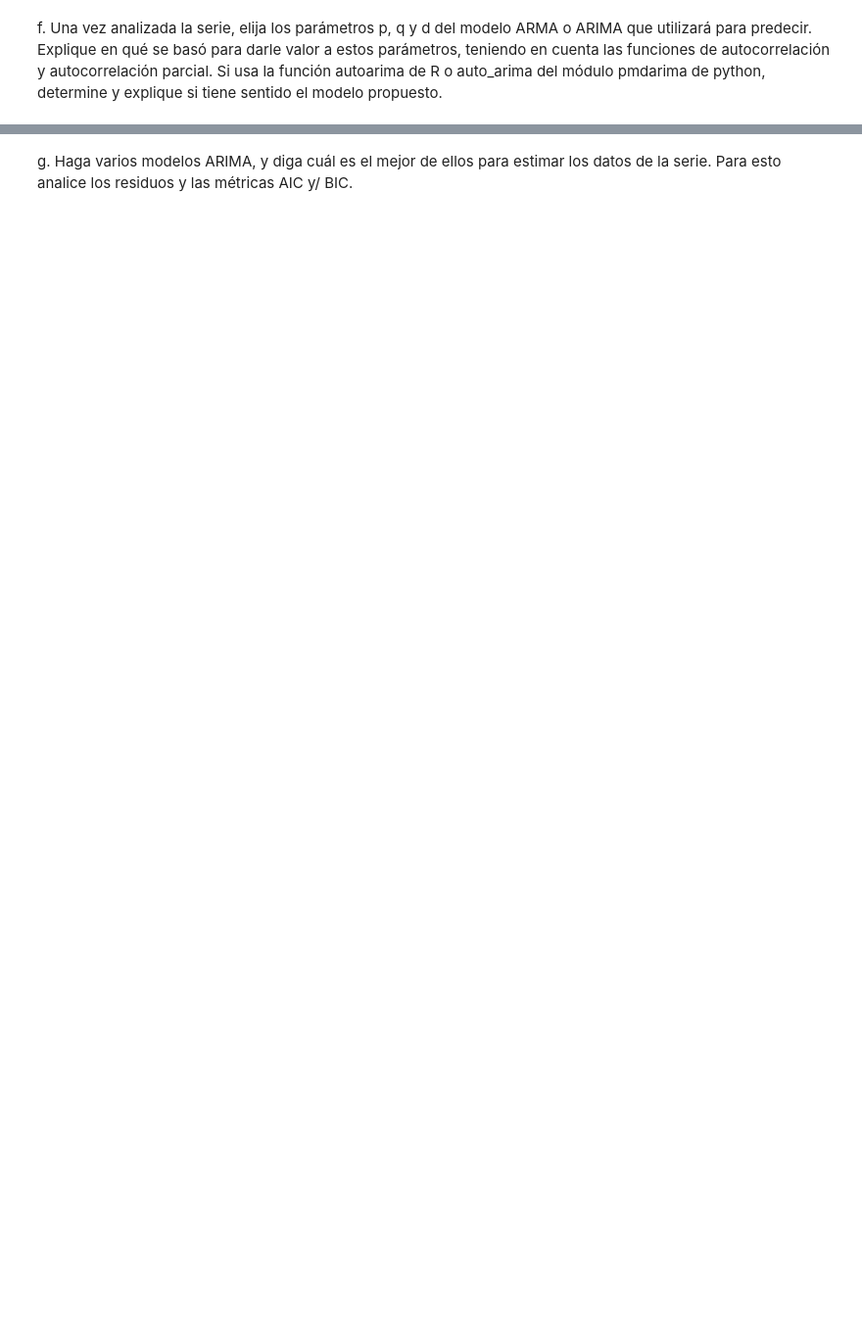
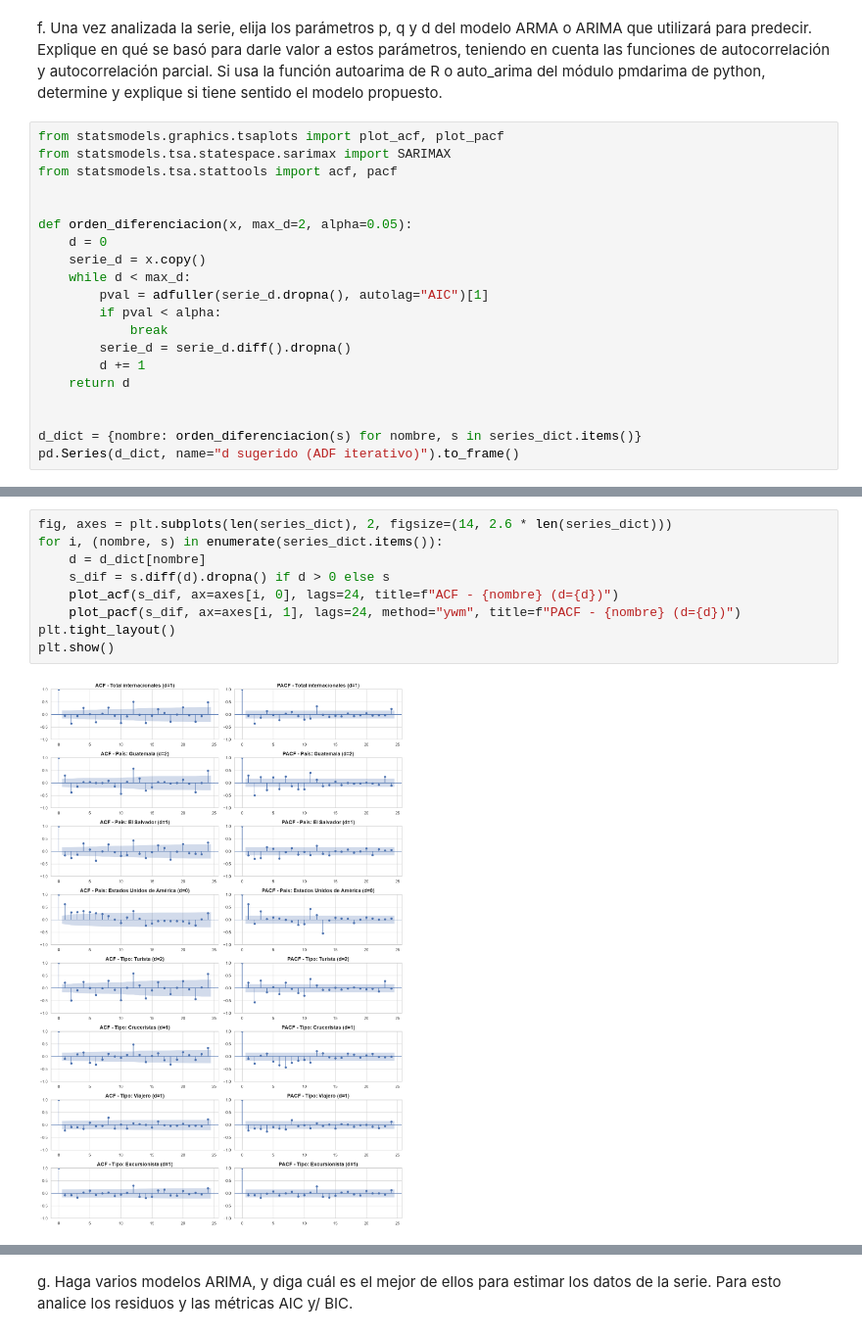
Before and after one commit to PeDro0210AVI/lab-1_time_series, a Jupyter notebook: notebooks/EDA.ipynb, the cells around one changed output, grey strips where cells are left out. Shown at 98% size. Drawn from its saved outputs; the diff is of its cells as text; blank space fills up the shorter version.

```diff
--- a/notebooks/EDA.ipynb
+++ b/notebooks/EDA.ipynb
@@ -885,2 +898,22 @@ La serie no es estacionaria en media, como se observa en el gráfico de autocorr
 # %% [markdown]
 f. Una vez analizada la serie, elija los parámetros p, q y d del modelo ARMA o ARIMA que utilizará para predecir. Explique en qué se basó para darle valor a estos parámetros, teniendo en cuenta las funciones de autocorrelación y autocorrelación parcial. Si usa la función autoarima de R o auto_arima del módulo pmdarima de python, determine y explique si tiene sentido el modelo propuesto.
+# %%
+from statsmodels.graphics.tsaplots import plot_acf, plot_pacf
+from statsmodels.tsa.statespace.sarimax import SARIMAX
+from statsmodels.tsa.stattools import acf, pacf
+
+
+def orden_diferenciacion(x, max_d=2, alpha=0.05):
+    d = 0
+    serie_d = x.copy()
+    while d < max_d:
+        pval = adfuller(serie_d.dropna(), autolag="AIC")[1]
+        if pval < alpha:
+            break
+        serie_d = serie_d.diff().dropna()
+        d += 1
+    return d
+
+
+d_dict = {nombre: orden_diferenciacion(s) for nombre, s in series_dict.items()}
+pd.Series(d_dict, name="d sugerido (ADF iterativo)").to_frame()
@@ -886,0 +930,11 @@ f. Una vez analizada la serie, elija los parámetros p, q y d del modelo ARMA o
+# %%
+fig, axes = plt.subplots(len(series_dict), 2, figsize=(14, 2.6 * len(series_dict)))
+for i, (nombre, s) in enumerate(series_dict.items()):
+    d = d_dict[nombre]
+    s_dif = s.diff(d).dropna() if d > 0 else s
+    plot_acf(s_dif, ax=axes[i, 0], lags=24, title=f"ACF - {nombre} (d={d})")
+    plot_pacf(s_dif, ax=axes[i, 1], lags=24, method="ywm", title=f"PACF - {nombre} (d={d})")
+plt.tight_layout()
+plt.show()
+# %% [output]
+[figure, added]
```
Also changed, not shown: parts of 27 cells of this notebook, 2 other files.
